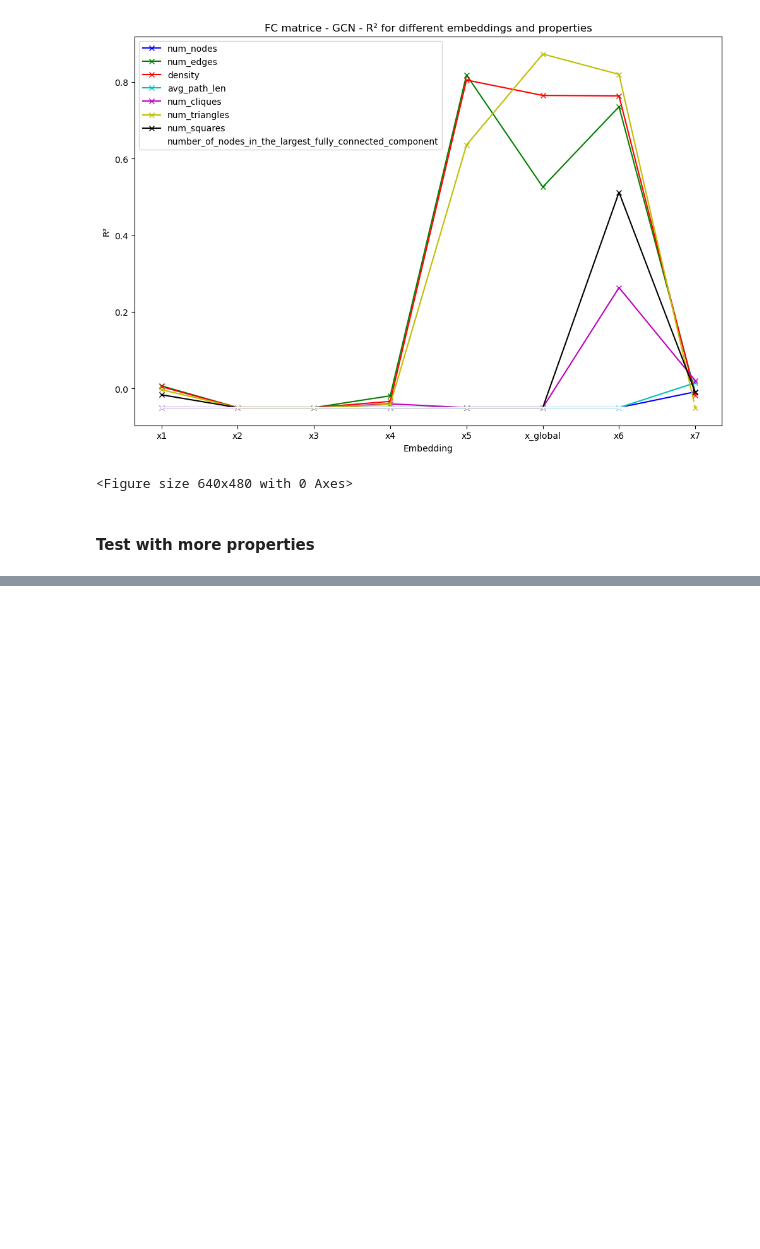
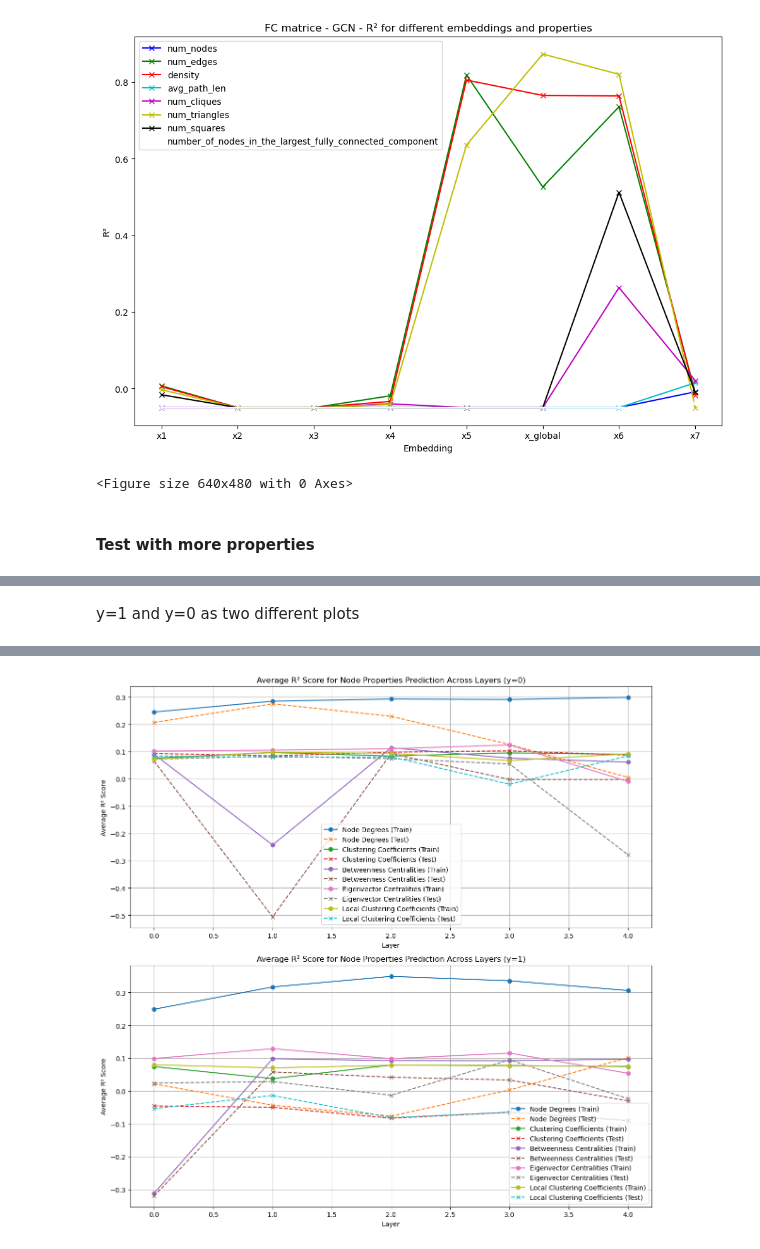
Before and after one commit to TomPelletreauDuris/Probing-GNN-representations, a Jupyter notebook: FC_probing_GIN_MDD.ipynb, the cells around one changed output, grey strips where cells are left out. Cells and saved outputs as stored; diff of their text form; code cells hidden in the pictures; blank space fills up the shorter version.

```diff
--- a/FC_probing_GIN_MDD.ipynb
+++ b/FC_probing_GIN_MDD.ipynb
@@ -814,0 +1521,78 @@ plt.savefig('results/'+DATASET+'_'+MODEL+'train_R2_plot_long.png')
+# %% [markdown]
+y=1 and y=0 as two different plots
+# %%
+# Extract labels from the dataset using train_idx_list and test_idx_list
+train_idx_list = gnn.train_idx.tolist()
+test_idx_list = gnn.test_idx.tolist()
+
+train_labels = [gnn.dataset[i].y.item() for i in train_idx_list]
+test_labels = [gnn.dataset[i].y.item() for i in test_idx_list]
+
+# Split the dataset by label y=0 and y=1
+def split_by_label(features, properties, labels):
+    features_0, properties_0, features_1, properties_1 = [], [], [], []
+
+    for i, label in enumerate(labels):
+        if label == 0:
+            features_0.append(features[i])
+            properties_0.append(properties[i])
+        else:
+            features_1.append(features[i])
+            properties_1.append(properties[i])
+
+    return features_0, properties_0, features_1, properties_1
+
+# Assuming you have train_features, train_node_properties, test_features, test_node_properties from your GNN
+train_features_0, train_node_properties_0, train_features_1, train_node_properties_1 = split_by_label(train_features, train_node_properties, train_labels)
+test_features_0, test_node_properties_0, test_features_1, test_node_properties_1 = split_by_label(test_features, test_node_properties, test_labels)
+
+# Properties indices: 0 - node_degrees, 1 - clustering_coeffs, 2 - betweenness_centralities, 3 - eigenvector_centralities, 4 - Local_clustering_coefficients
+properties_indices = [0, 1, 2, 3, 4]
+property_names = ['Node Degrees', 'Clustering Coefficients', 'Betweenness Centralities', 'Eigenvector Centralities', 'Local Clustering Coefficients']
+
+# Initialize dictionaries to store average R² scores across all layers for y=0 and y=1
+avg_r2_train_dict_0 = {name: [] for name in property_names}
+avg_r2_test_dict_0 = {name: [] for name in property_names}
+avg_r2_train_dict_1 = {name: [] for name in property_names}
+avg_r2_test_dict_1 = {name: [] for name in property_names}
+
+# Train and evaluate the probing classifier for each property for y=0
+for prop_idx, prop_name in zip(properties_indices, property_names):
+    print(f"Processing property for y=0: {prop_name}")
+    avg_r2_train_dict_0[prop_name], avg_r2_test_dict_0[prop_name] = aggregate_r2_scores(train_features_0, train_node_properties_0, test_features_0, test_node_properties_0, prop_idx)
+
+# Train and evaluate the probing classifier for each property for y=1
+for prop_idx, prop_name in zip(properties_indices, property_names):
+    print(f"Processing property for y=1: {prop_name}")
+    avg_r2_train_dict_1[prop_name], avg_r2_test_dict_1[prop_name] = aggregate_r2_scores(train_features_1, train_node_properties_1, test_features_1, test_node_properties_1, prop_idx)
+
+# Plotting the average R² scores across layers for each property, separately for y=0 and y=1
+layers = np.arange(len(avg_r2_train_dict_0[property_names[0]]))
+
+plt.figure(figsize=(12, 12))
+
+# Plot for y=0
+plt.subplot(2, 1, 1)
+for prop_name in property_names:
+    plt.plot(layers, avg_r2_train_dict_0[prop_name], label=f'{prop_name} (Train)', marker='o')
+    plt.plot(layers, avg_r2_test_dict_0[prop_name], label=f'{prop_name} (Test)', linestyle='--', marker='x')
+plt.xlabel('Layer')
+plt.ylabel('Average R² Score')
+plt.title('Average R² Score for Node Properties Prediction Across Layers (y=0)')
+plt.legend()
+plt.grid(True)
+
+# Plot for y=1
+plt.subplot(2, 1, 2)
+for prop_name in property_names:
+    plt.plot(layers, avg_r2_train_dict_1[prop_name], label=f'{prop_name} (Train)', marker='o')
+    plt.plot(layers, avg_r2_test_dict_1[prop_name], label=f'{prop_name} (Test)', linestyle='--', marker='x')
+plt.xlabel('Layer')
+plt.ylabel('Average R² Score')
+plt.title('Average R² Score for Node Properties Prediction Across Layers (y=1)')
+plt.legend()
+plt.grid(True)
+
+plt.tight_layout()
+plt.show()
+# %% [output]
@@ -814,0 +1609 @@ plt.savefig('results/'+DATASET+'_'+MODEL+'train_R2_plot_long.png')
+[figure, added]
```
Also changed, not shown: parts of 41 cells of this notebook, 7 other files.
